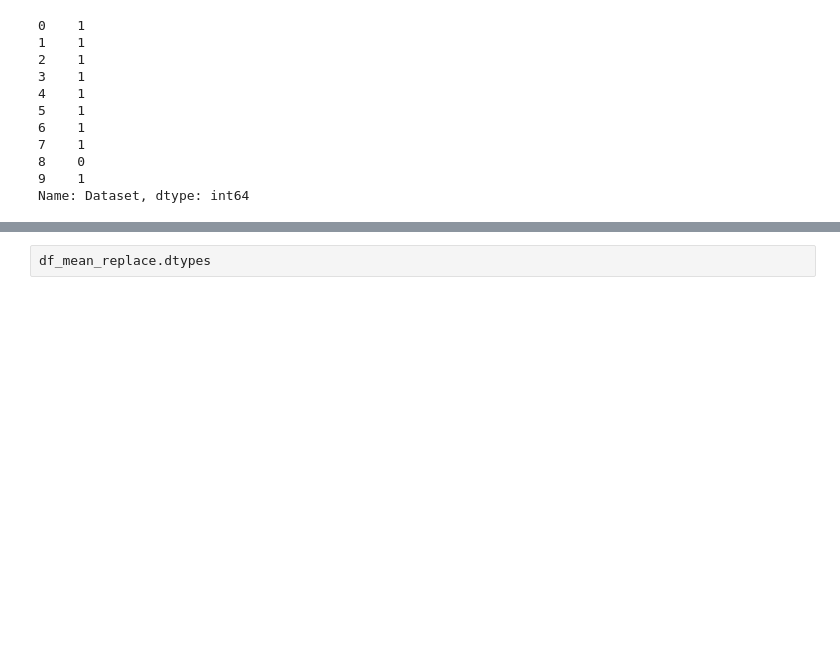
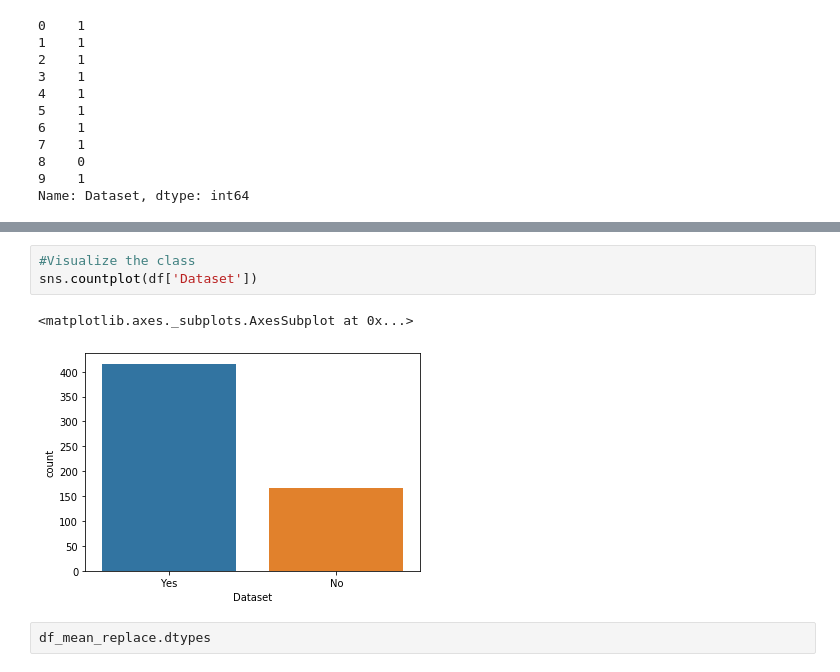
Before and after one commit to sandeepjakkaraju/bits-sem2-ml, a Jupyter notebook: ML-Assignment2.ipynb, the cells around one changed output, grey strips where cells are left out. Cells and saved outputs as stored; diff of their text form; blank space fills up the shorter version.

```diff
--- a/ML-Assignment2.ipynb
+++ b/ML-Assignment2.ipynb
@@ -184,3 +246,9 @@ Name: Dataset, dtype: int64
+# %%
+#Visualize the class
+sns.countplot(df['Dataset'])
+# %% [output]
+<matplotlib.axes._subplots.AxesSubplot at 0x...>
+[figure, added]
 # %%
 df_mean_replace.dtypes
 # %% [output]
```
Also changed, not shown: parts of 36 cells of this notebook.
